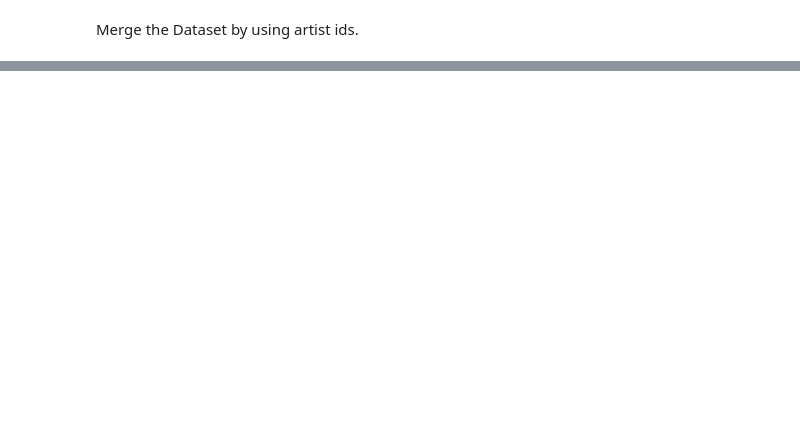
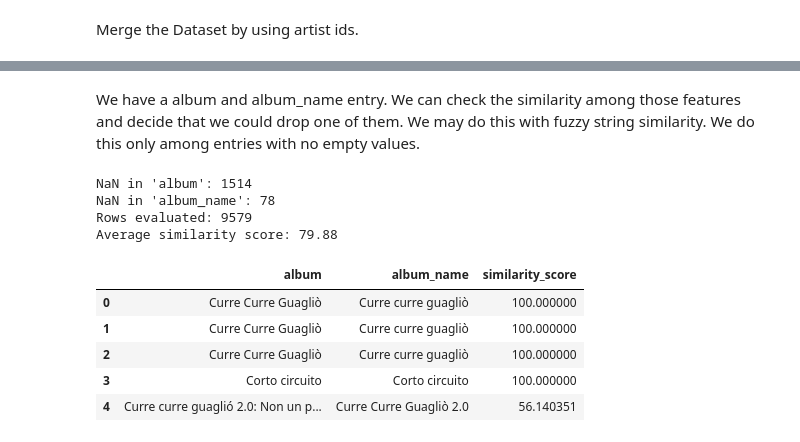
Before and after one commit to simonegrandinetti/ML_first_project, a Jupyter notebook: main_project.ipynb, the cells around one changed output, grey strips where cells are left out. Drawn from its saved outputs; the diff is of its cells as text; code cells hidden in the pictures; blank space fills up the shorter version.

```diff
--- a/main_project.ipynb
+++ b/main_project.ipynb
@@ -44,0 +57,20 @@ df.full_title.value_counts(), df.name.unique().value_counts()
+# %% [markdown]
+We have a album and album_name entry. We can check the similarity among those features and decide that we could drop one of them. We may do this with fuzzy string similarity. We do this only among entries with no empty values.
+# %%
+print(f"NaN in 'album': {df['album'].isna().sum()}")
+print(f"NaN in 'album_name': {df['album_name'].isna().sum()}")
+comparison, score_avg = uf.compare_text_columns(df, "album", "album_name")
+print(f"Rows evaluated: {len(comparison)}")
+print(f"Average similarity score: {score_avg:.2f}")
+comparison.head()
+# %% [output]
+NaN in 'album': 1514
+NaN in 'album_name': 78
+Rows evaluated: 9579
+Average similarity score: 79.88
+|  | album | album_name | similarity_score |
+| 0 | Curre Curre Guagliò | Curre curre guagliò | 100.000000 |
+| 1 | Curre Curre Guagliò | Curre curre guagliò | 100.000000 |
+| 2 | Curre Curre Guagliò | Curre curre guagliò | 100.000000 |
+| 3 | Corto circuito | Corto circuito | 100.000000 |
+| 4 | Curre curre guaglió 2.0: Non un p... | Curre Curre Guagliò 2.0 | 56.140351 |
```
Also changed, not shown: parts of 9 cells of this notebook, 2 other files.
